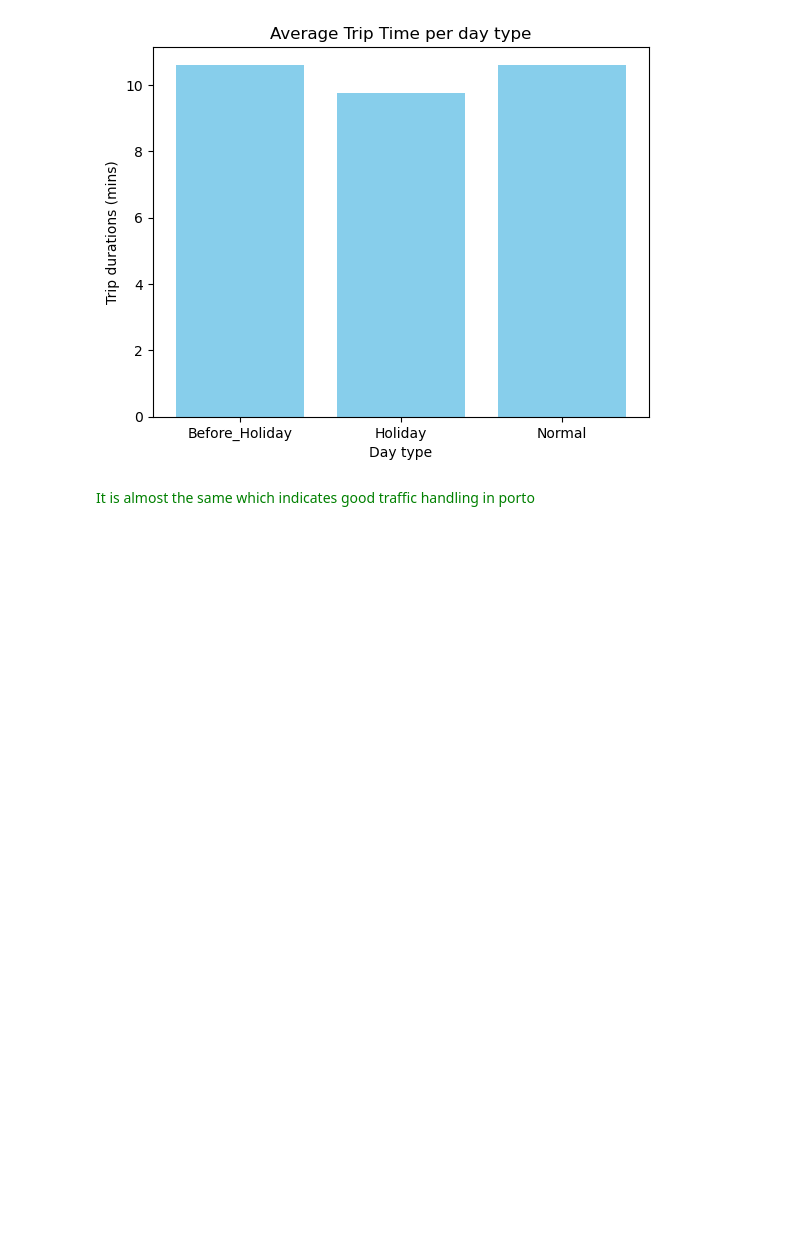
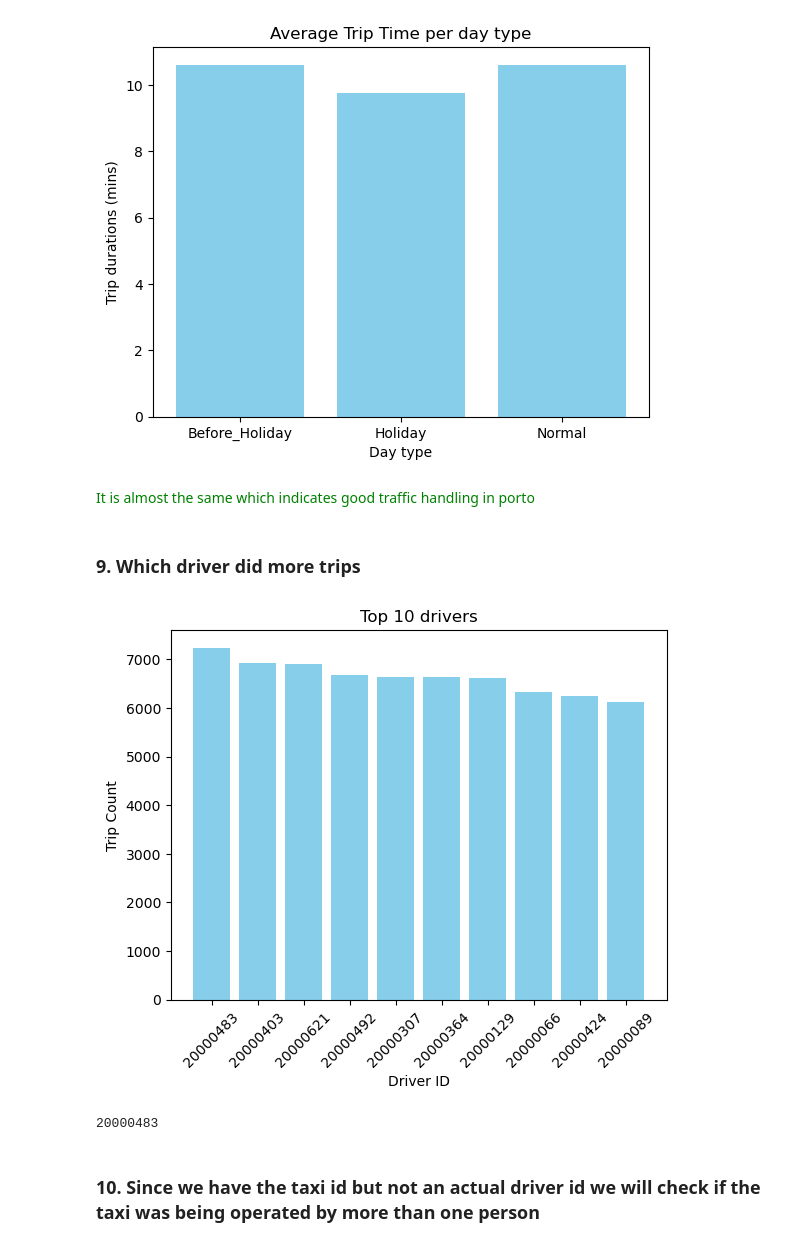
Before and after one commit to mahmoudnaif/Data-Sceince-Project, a Jupyter notebook: Testing.ipynb, the cells around one changed output. Drawn from its saved outputs; the diff is of its cells as text; code cells hidden in the pictures; blank space fills up the shorter version.

```diff
--- a/Testing.ipynb
+++ b/Testing.ipynb
@@ -934,3 +934,15 @@ barPlot(meanTripDuration.index,meanTripDuration.values,'Average Trip Time per da
 [figure]
 # %% [markdown]
 <span style='color:green'>It is almost the same which indicates good traffic handling in porto</span>
+# %% [markdown]
+### 9. Which driver did more trips
+# %%
+topDrivers = df['TAXI_ID'].value_counts().head(10)
+barPlot(topDrivers.index.astype(str),topDrivers.values,'Top 10 drivers','Driver ID','Trip Count',45)
+
+topDriverId = topDrivers.index[0]
+# %% [output]
+[figure, added]
+20000483
+# %% [markdown]
+### 10. Since we have the taxi id but not an actual driver id we will check if the taxi was being operated by more than one person
```
Also changed, not shown: parts of 8 cells of this notebook.
